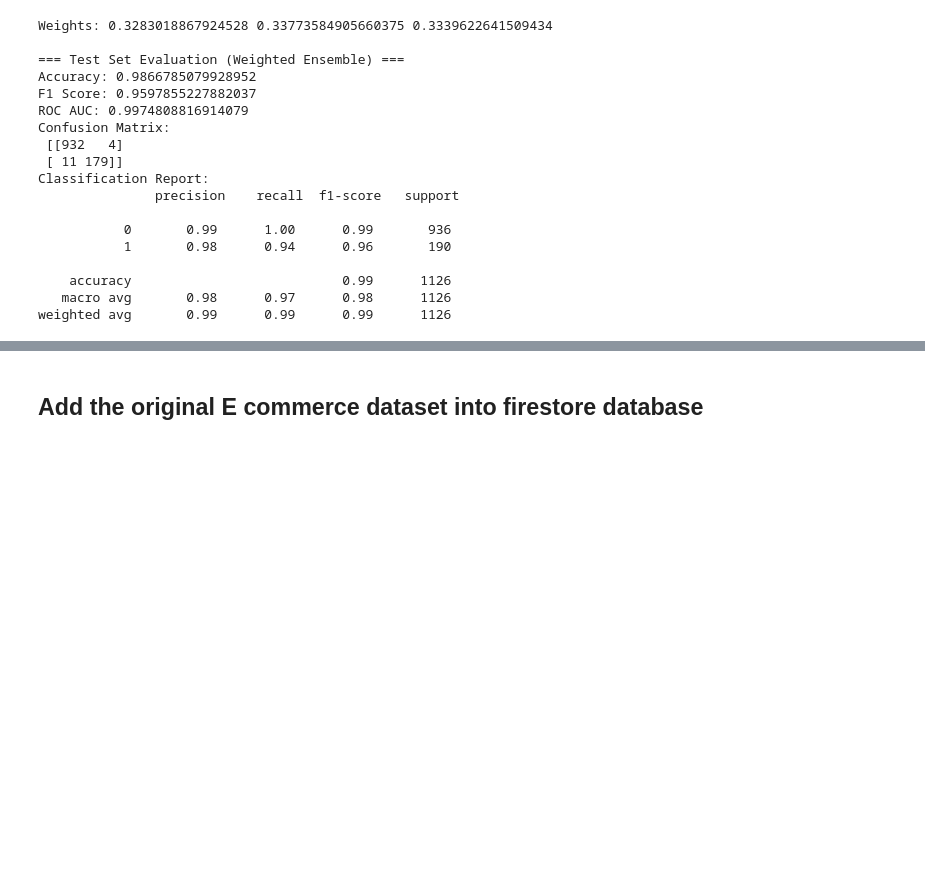
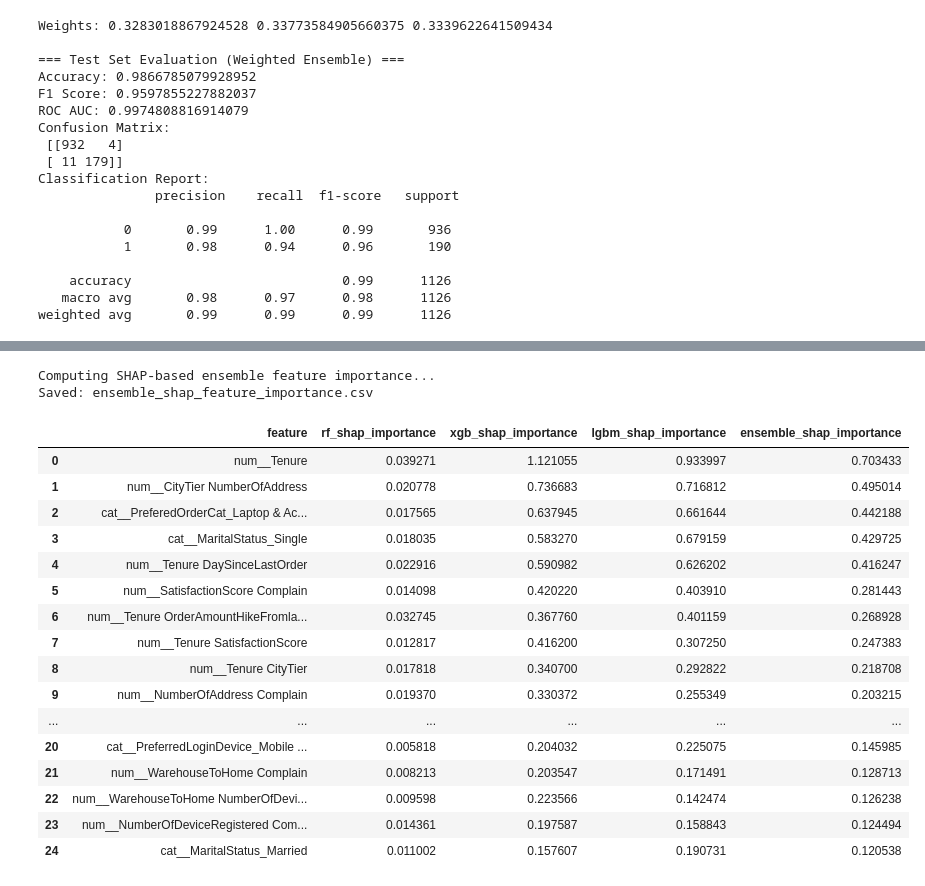
Before and after one commit to heokieee/bt4103-grp9, a Jupyter notebook: ensemble.ipynb, the cells around one changed output, grey strips where cells are left out. Drawn from its saved outputs; the diff is of its cells as text; code cells hidden in the pictures; blank space fills up the shorter version.

Commit message:
new shap feature importance csv for weighted models and slight changes to dashboard

```diff
--- a/ensemble.ipynb
+++ b/ensemble.ipynb
@@ -529,3 +564,81 @@ weighted avg       0.98      0.98      0.98      1126
+# %%
+import shap
+
+print("Computing SHAP-based ensemble feature importance...")
+
+sample_size = min(2000, X_test.shape[0])
+X_shap_sample = X_test.iloc[:sample_size].copy()
+feature_names = X_test.columns.tolist()
+
+# SHAP helper
+def get_positive_class_shap(model, X):
+    explainer = shap.TreeExplainer(model)
+    shap_values = explainer.shap_values(X)
+
+    # Binary-class tree models may return:
+    # - list of arrays
+    # - 2D numpy array
+    # - 3D numpy array
+    if isinstance(shap_values, list):
+        shap_values = shap_values[1] if len(shap_values) > 1 else shap_values[0]
+    elif isinstance(shap_values, np.ndarray) and shap_values.ndim == 3:
+        # shape could be (n_samples, n_features, n_classes)
+        if shap_values.shape[2] > 1:
+            shap_values = shap_values[:, :, 1]
+        else:
+            shap_values = shap_values[:, :, 0]
+
+    return np.asarray(shap_values)
+
+# Compute SHAP values for each model
+rf_shap   = get_positive_class_shap(best_rf, X_shap_sample)
+xgb_shap  = get_positive_class_shap(best_xgb, X_shap_sample)
+lgbm_shap = get_positive_class_shap(best_lgbm, X_shap_sample)
+
+# Mean absolute SHAP importance per model
+rf_importance   = np.abs(rf_shap).mean(axis=0)
+xgb_importance  = np.abs(xgb_shap).mean(axis=0)
+lgbm_importance = np.abs(lgbm_shap).mean(axis=0)
+
+# Weighted ensemble SHAP importance
+ensemble_shap_importance = (
+    w_rf * rf_importance +
+    w_xgb * xgb_importance +
+    w_lgbm * lgbm_importance
+)
+
+feature_importance_df = pd.DataFrame({
+    "feature": feature_names,
+    "rf_shap_importance": rf_importance,
+    "xgb_shap_importance": xgb_importance,
+    "lgbm_shap_importance": lgbm_importance,
+    "ensemble_shap_importance": ensemble_shap_importance
+}).sort_values("ensemble_shap_importance", ascending=False).reset_index(drop=True)
+
+feature_importance_df.to_csv("ensemble_shap_feature_importance.csv", index=False)
+print("Saved: ensemble_shap_feature_importance.csv")
+
+display(feature_importance_df.head(25))
+# %% [output]
+Computing SHAP-based ensemble feature importance...
+Saved: ensemble_shap_feature_importance.csv
+|  | feature | rf_shap_importance | xgb_shap_importance | lgbm_shap_importance | ensemble_shap_importance |
+| 0 | num__Tenure | 0.039271 | 1.121055 | 0.933997 | 0.703433 |
+| 1 | num__CityTier NumberOfAddress | 0.020778 | 0.736683 | 0.716812 | 0.495014 |
+| 2 | cat__PreferedOrderCat_Laptop & Ac... | 0.017565 | 0.637945 | 0.661644 | 0.442188 |
+| 3 | cat__MaritalStatus_Single | 0.018035 | 0.583270 | 0.679159 | 0.429725 |
+| 4 | num__Tenure DaySinceLastOrder | 0.022916 | 0.590982 | 0.626202 | 0.416247 |
+| 5 | num__SatisfactionScore Complain | 0.014098 | 0.420220 | 0.403910 | 0.281443 |
+| 6 | num__Tenure OrderAmountHikeFromla... | 0.032745 | 0.367760 | 0.401159 | 0.268928 |
+| 7 | num__Tenure SatisfactionScore | 0.012817 | 0.416200 | 0.307250 | 0.247383 |
+| 8 | num__Tenure CityTier | 0.017818 | 0.340700 | 0.292822 | 0.218708 |
+| 9 | num__NumberOfAddress Complain | 0.019370 | 0.330372 | 0.255349 | 0.203215 |
+| ... | ... | ... | ... | ... | ... |
+| 20 | cat__PreferredLoginDevice_Mobile ... | 0.005818 | 0.204032 | 0.225075 | 0.145985 |
+| 21 | num__WarehouseToHome Complain | 0.008213 | 0.203547 | 0.171491 | 0.128713 |
+| 22 | num__WarehouseToHome NumberOfDevi... | 0.009598 | 0.223566 | 0.142474 | 0.126238 |
+| 23 | num__NumberOfDeviceRegistered Com... | 0.014361 | 0.197587 | 0.158843 | 0.124494 |
+| 24 | cat__MaritalStatus_Married | 0.011002 | 0.157607 | 0.190731 | 0.120538 |
 # %%
 import joblib
 import json
@@ -554,5 +667,3 @@ metadata = {
 
 with open(EXPORT_DIR / "ensemble_metadata.json", "w", encoding="utf-8") as f:
     json.dump(metadata, f, indent=2)
-# %% [markdown]
-## Add the original E commerce dataset into firestore database
```
Also changed, not shown: parts of 4 cells of this notebook, 9 other files.
